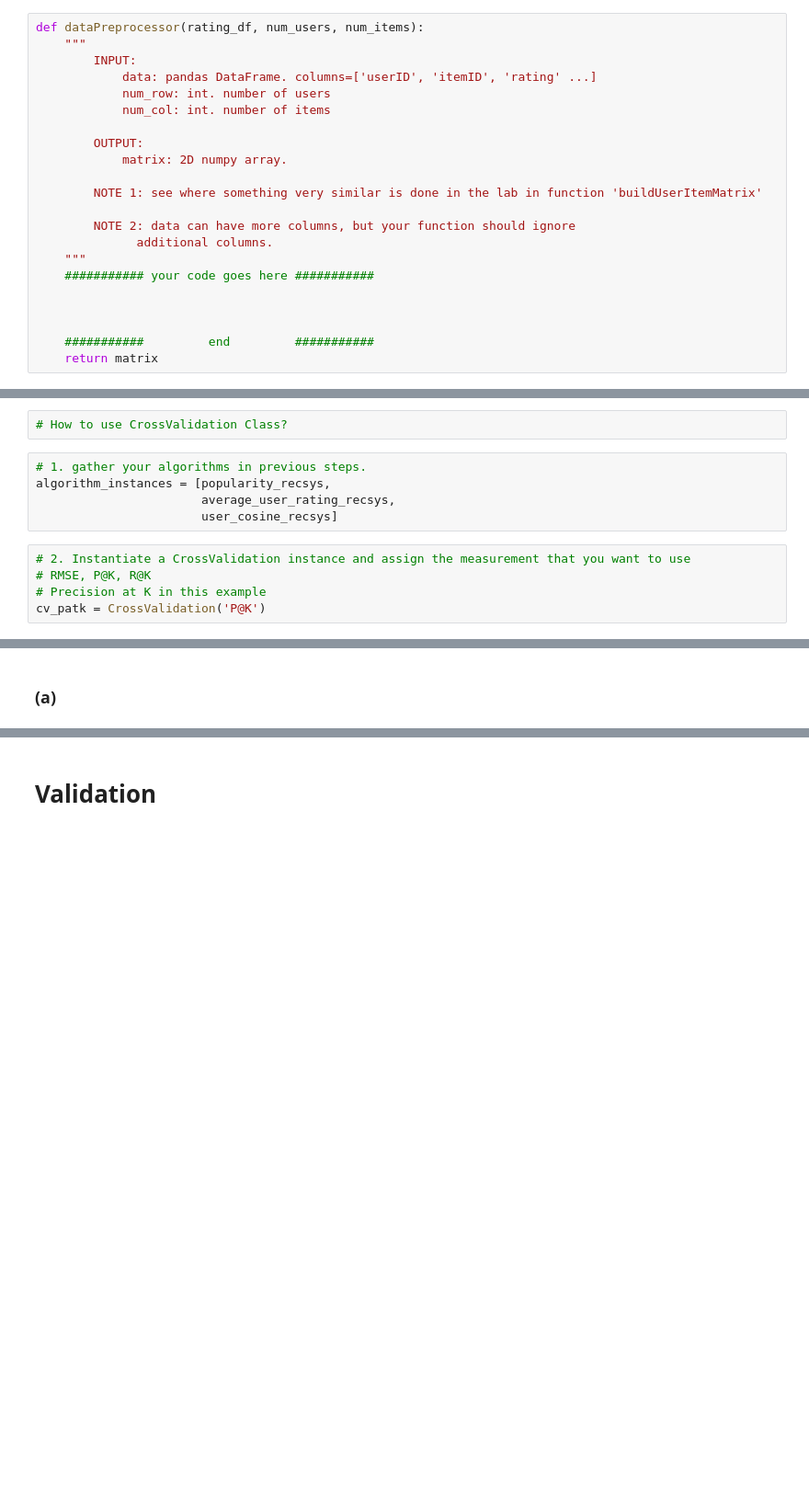
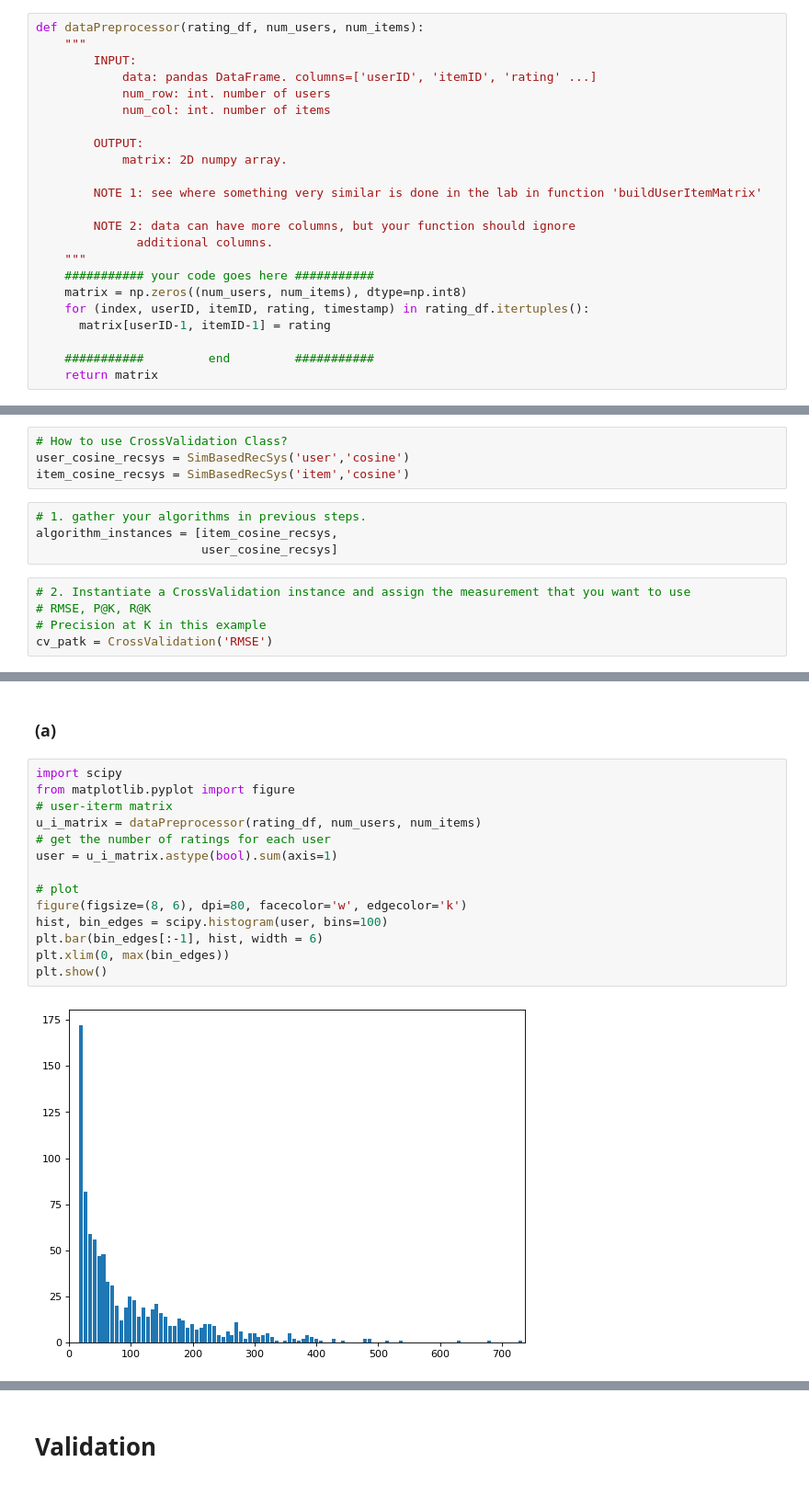
Before and after one commit to wuwenjia24/Movie-Recommendation-System, a Jupyter notebook: rs_assignment.ipynb, the cells around one changed output, grey strips where cells are left out. Shown at 92% size. Drawn from its saved outputs; the diff is of its cells as text; blank space fills up the shorter version.

```diff
--- a/rs_assignment.ipynb
+++ b/rs_assignment.ipynb
@@ -112,8 +118,9 @@ def dataPreprocessor(rating_df, num_users, num_items):
               additional columns.
     """
     ########### your code goes here ###########
-
-
+    matrix = np.zeros((num_users, num_items), dtype=np.int8)
+    for (index, userID, itemID, rating, timestamp) in rating_df.itertuples():
+      matrix[userID-1, itemID-1] = rating
 
     ###########         end         ###########
     return matrix
@@ -650,16 +722,17 @@ class CrossValidation(object):
         return results
 # %%
 # How to use CrossValidation Class?
+user_cosine_recsys = SimBasedRecSys('user','cosine')
+item_cosine_recsys = SimBasedRecSys('item','cosine')
 # %%
 # 1. gather your algorithms in previous steps.
-algorithm_instances = [popularity_recsys,
-                       average_user_rating_recsys,
+algorithm_instances = [item_cosine_recsys,
                        user_cosine_recsys]
 # %%
 # 2. Instantiate a CrossValidation instance and assign the measurement that you want to use
 # RMSE, P@K, R@K
 # Precision at K in this example
-cv_patk = CrossValidation('P@K')
+cv_patk = CrossValidation('RMSE')
 # %%
 # 3. Run CV by giving:
 #    1> algorithms just gathered
@@ -924,3 +1165,19 @@ pmf.plot_error()
 ## Q7
 # %% [markdown]
 ### (a)
+# %%
+import scipy
+from matplotlib.pyplot import figure
+# user-iterm matrix
+u_i_matrix = dataPreprocessor(rating_df, num_users, num_items)
+# get the number of ratings for each user
+user = u_i_matrix.astype(bool).sum(axis=1)
+
+# plot
+figure(figsize=(8, 6), dpi=80, facecolor='w', edgecolor='k')
+hist, bin_edges = scipy.histogram(user, bins=100)
+plt.bar(bin_edges[:-1], hist, width = 6)
+plt.xlim(0, max(bin_edges))
+plt.show()
+# %% [output]
+[figure, added]
```
Also changed, not shown: parts of 46 cells of this notebook.
